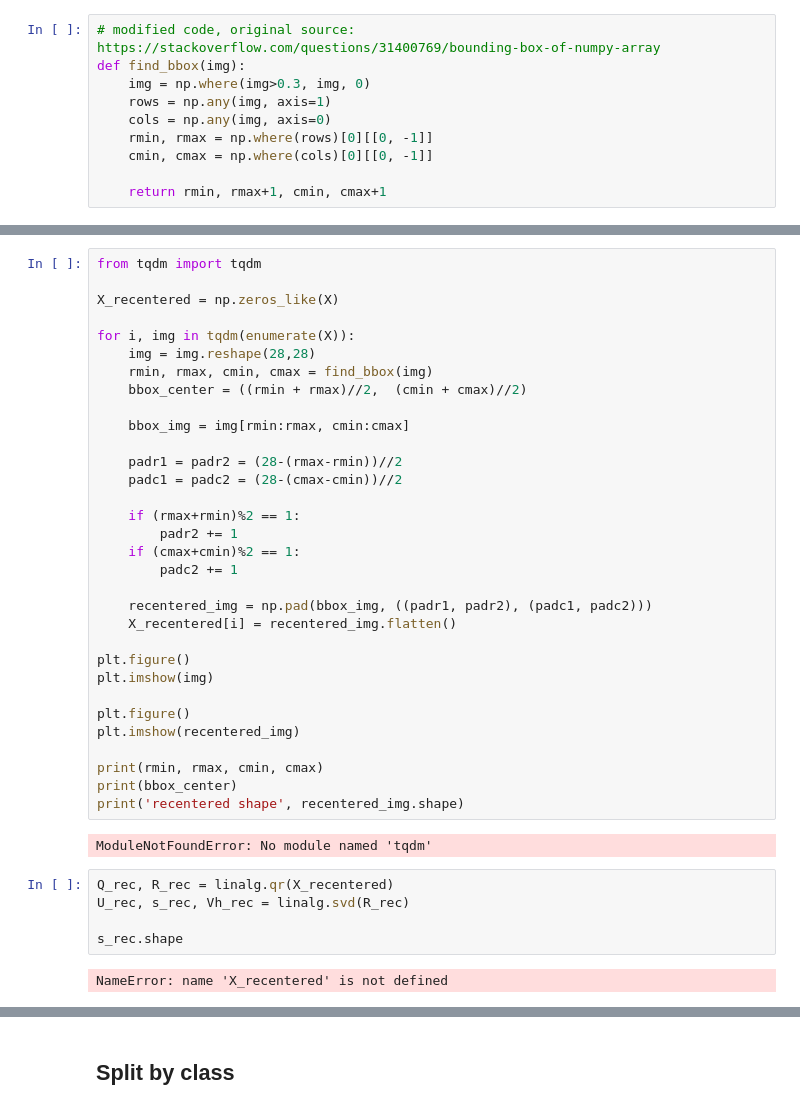
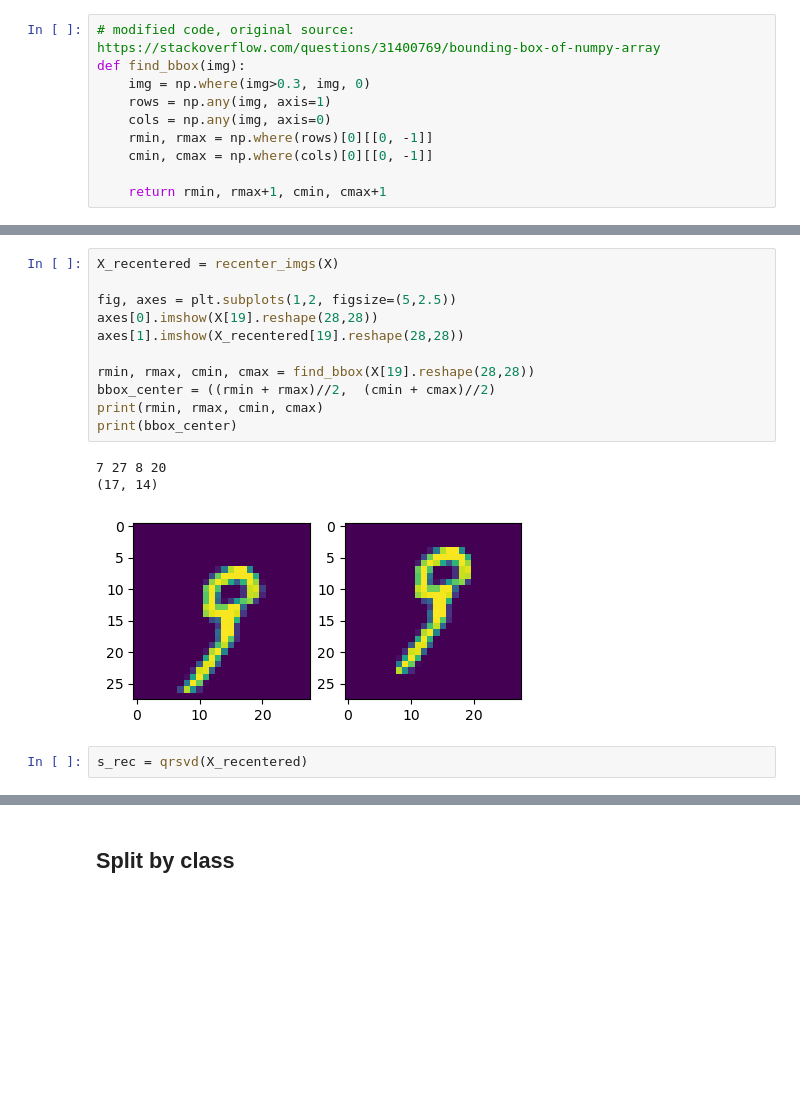
Before and after one commit to maneeshrj/math-ml-project, a Jupyter notebook: SVD.ipynb, the cells around one changed output, grey strips where cells are left out. Saved outputs shown, nothing was run; the diff lists cells and outputs as text; blank space fills up the shorter version.

```diff
--- a/SVD.ipynb
+++ b/SVD.ipynb
@@ -107,42 +154,18 @@ def find_bbox(img):
 # %%
-from tqdm import tqdm
+X_recentered = recenter_imgs(X)
 
-X_recentered = np.zeros_like(X)
+fig, axes = plt.subplots(1,2, figsize=(5,2.5))
+axes[0].imshow(X[19].reshape(28,28))
+axes[1].imshow(X_recentered[19].reshape(28,28))
 
-for i, img in tqdm(enumerate(X)):
-    img = img.reshape(28,28)
-    rmin, rmax, cmin, cmax = find_bbox(img)
-    bbox_center = ((rmin + rmax)//2,  (cmin + cmax)//2)
-
-    bbox_img = img[rmin:rmax, cmin:cmax]
-
-    padr1 = padr2 = (28-(rmax-rmin))//2
-    padc1 = padc2 = (28-(cmax-cmin))//2
-
-    if (rmax+rmin)%2 == 1:
-        padr2 += 1
-    if (cmax+cmin)%2 == 1:
-        padc2 += 1
-
-    recentered_img = np.pad(bbox_img, ((padr1, padr2), (padc1, padc2)))
-    X_recentered[i] = recentered_img.flatten()
-
-plt.figure()
-plt.imshow(img)
-
-plt.figure()
-plt.imshow(recentered_img)
-
+rmin, rmax, cmin, cmax = find_bbox(X[19].reshape(28,28))
+bbox_center = ((rmin + rmax)//2,  (cmin + cmax)//2)
 print(rmin, rmax, cmin, cmax)
 print(bbox_center)
-print('recentered shape', recentered_img.shape)
 # %% [output]
-ModuleNotFoundError: No module named 'tqdm'
+7 27 8 20
+(17, 14)
+[figure, added]
 # %%
-Q_rec, R_rec = linalg.qr(X_recentered)
-U_rec, s_rec, Vh_rec = linalg.svd(R_rec)
-
-s_rec.shape
+s_rec = qrsvd(X_recentered)
-# %% [output]
-NameError: name 'X_recentered' is not defined
 # %%
```
Also changed, not shown: parts of 55 cells of this notebook.
